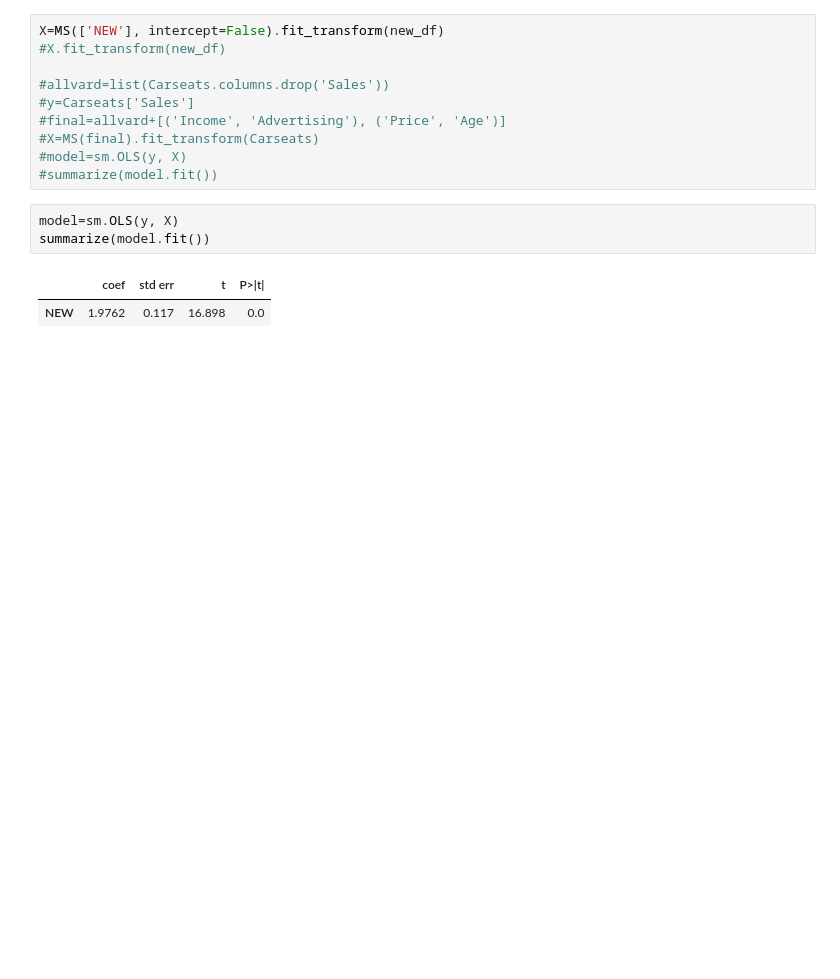
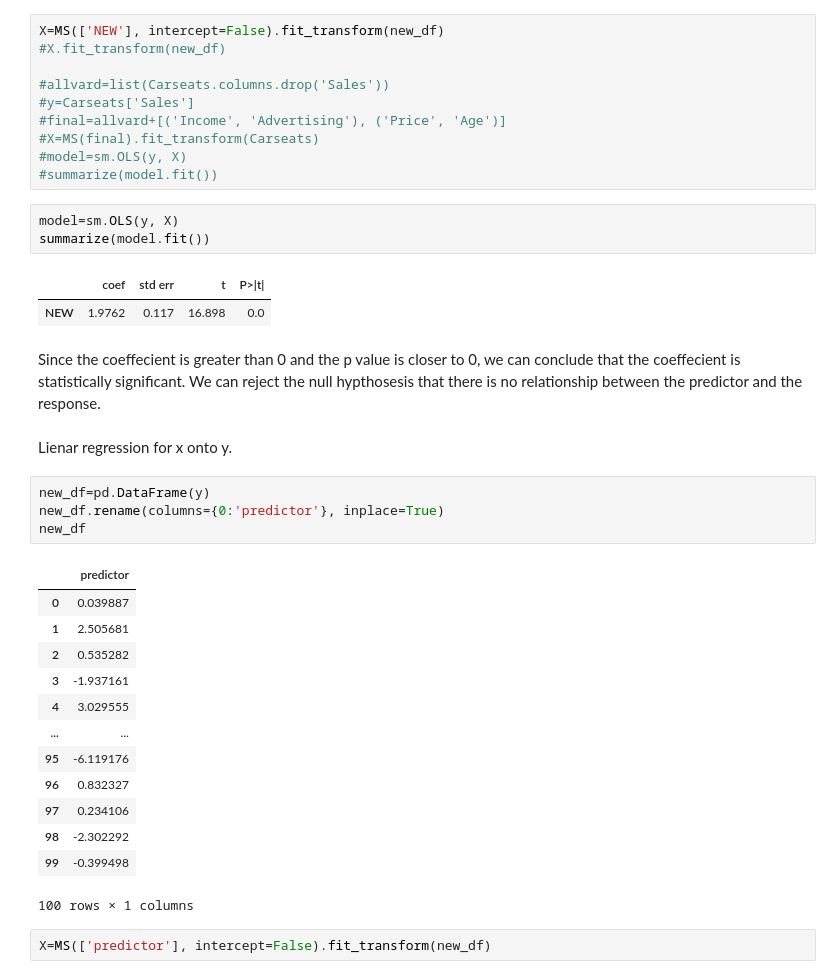
Before and after one commit to Mussab157/ISLP, a Jupyter notebook: Chapter3/ch3_lab.ipynb, the cells around one changed output. Drawn from its saved outputs; the diff is of its cells as text; blank space fills up the shorter version.

Commit message:
Question 11, linear regression

```diff
--- a/Chapter3/ch3_lab.ipynb
+++ b/Chapter3/ch3_lab.ipynb
@@ -447,3 +447,27 @@ summarize(model.fit())
 # %% [output]
 |  | coef | std err | t | P>|t| |
 | NEW | 1.9762 | 0.117 | 16.898 | 0.0 |
+# %% [markdown]
+Since the coeffecient is greater than 0 and the p value is closer to 0, we can conclude that the coeffecient is statistically significant. We can reject the null hypthosesis that there is no relationship between the predictor and the response.
+# %% [markdown]
+Lienar regression for x onto y.
+# %%
+new_df=pd.DataFrame(y)
+new_df.rename(columns={0:'predictor'}, inplace=True)
+new_df
+# %% [output]
+|  | predictor |
+| 0 | 0.039887 |
+| 1 | 2.505681 |
+| 2 | 0.535282 |
+| 3 | -1.937161 |
+| 4 | 3.029555 |
+| ... | ... |
+| 95 | -6.119176 |
+| 96 | 0.832327 |
+| 97 | 0.234106 |
+| 98 | -2.302292 |
+| 99 | -0.399498 |
+100 rows × 1 columns
+# %%
+X=MS(['predictor'], intercept=False).fit_transform(new_df)
```
Also changed, not shown: parts of 4 cells of this notebook.
